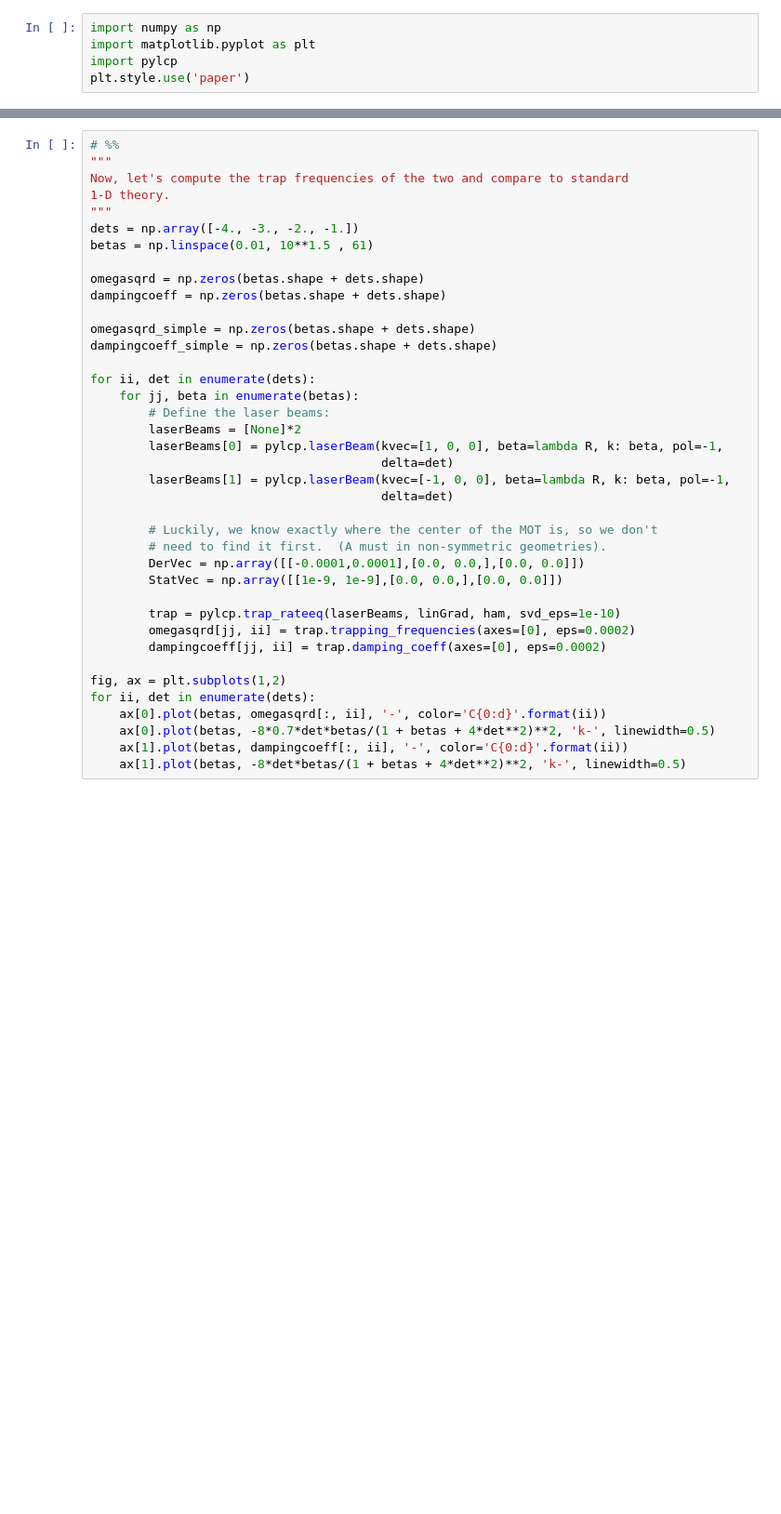
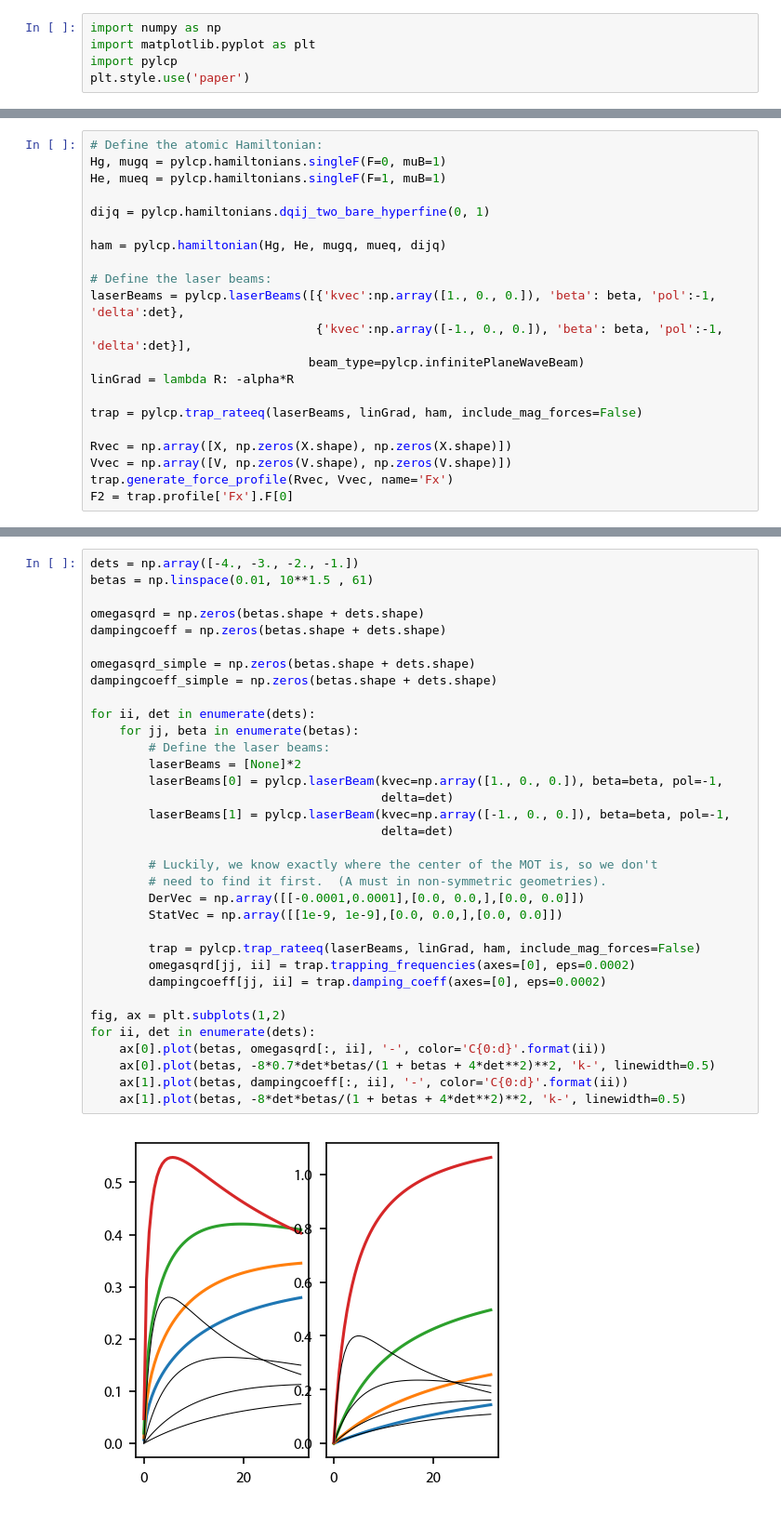
Before and after one commit to JQIamo/pylcp, a Jupyter notebook: examples/forces/MOTs/00_F0_to_F1_1D_MOT.ipynb, the cells around one changed output, grey strips where cells are left out. Shown: that part at 93% size. Drawn from its saved outputs; the diff is of its cells as text; blank space fills up the shorter version.

```diff
--- a/examples/forces/MOTs/00_F0_to_F1_1D_MOT.ipynb
+++ b/examples/forces/MOTs/00_F0_to_F1_1D_MOT.ipynb
@@ -87,0 +53,21 @@ ax[0].set_xlabel('$x$')
+# %%
+# Define the atomic Hamiltonian:
+Hg, mugq = pylcp.hamiltonians.singleF(F=0, muB=1)
+He, mueq = pylcp.hamiltonians.singleF(F=1, muB=1)
+
+dijq = pylcp.hamiltonians.dqij_two_bare_hyperfine(0, 1)
+
+ham = pylcp.hamiltonian(Hg, He, mugq, mueq, dijq)
+
+# Define the laser beams:
+laserBeams = pylcp.laserBeams([{'kvec':np.array([1., 0., 0.]), 'beta': beta, 'pol':-1, 'delta':det},
+                               {'kvec':np.array([-1., 0., 0.]), 'beta': beta, 'pol':-1, 'delta':det}],
+                              beam_type=pylcp.infinitePlaneWaveBeam)
+linGrad = lambda R: -alpha*R
+
+trap = pylcp.trap_rateeq(laserBeams, linGrad, ham, include_mag_forces=False)
+
+Rvec = np.array([X, np.zeros(X.shape), np.zeros(X.shape)])
+Vvec = np.array([V, np.zeros(V.shape), np.zeros(V.shape)])
+trap.generate_force_profile(Rvec, Vvec, name='Fx')
+F2 = trap.profile['Fx'].F[0]
@@ -88,39 +97,36 @@ ax[0].set_xlabel('$x$')
 # %%
-# %%
-"""
-Now, let's compute the trap frequencies of the two and compare to standard
-1-D theory.
-"""
 dets = np.array([-4., -3., -2., -1.])
 betas = np.linspace(0.01, 10**1.5 , 61)
 
 omegasqrd = np.zeros(betas.shape + dets.shape)
 dampingcoeff = np.zeros(betas.shape + dets.shape)
 
 omegasqrd_simple = np.zeros(betas.shape + dets.shape)
 dampingcoeff_simple = np.zeros(betas.shape + dets.shape)
 
 for ii, det in enumerate(dets):
     for jj, beta in enumerate(betas):
         # Define the laser beams:
         laserBeams = [None]*2
-        laserBeams[0] = pylcp.laserBeam(kvec=[1, 0, 0], beta=lambda R, k: beta, pol=-1,
+        laserBeams[0] = pylcp.laserBeam(kvec=np.array([1., 0., 0.]), beta=beta, pol=-1,
                                         delta=det)
-        laserBeams[1] = pylcp.laserBeam(kvec=[-1, 0, 0], beta=lambda R, k: beta, pol=-1,
+        laserBeams[1] = pylcp.laserBeam(kvec=np.array([-1., 0., 0.]), beta=beta, pol=-1,
                                         delta=det)
 
         # Luckily, we know exactly where the center of the MOT is, so we don't
         # need to find it first.  (A must in non-symmetric geometries).
         DerVec = np.array([[-0.0001,0.0001],[0.0, 0.0,],[0.0, 0.0]])
         StatVec = np.array([[1e-9, 1e-9],[0.0, 0.0,],[0.0, 0.0]])
 
-        trap = pylcp.trap_rateeq(laserBeams, linGrad, ham, svd_eps=1e-10)
+        trap = pylcp.trap_rateeq(laserBeams, linGrad, ham, include_mag_forces=False)
         omegasqrd[jj, ii] = trap.trapping_frequencies(axes=[0], eps=0.0002)
         dampingcoeff[jj, ii] = trap.damping_coeff(axes=[0], eps=0.0002)
 
 fig, ax = plt.subplots(1,2)
 for ii, det in enumerate(dets):
     ax[0].plot(betas, omegasqrd[:, ii], '-', color='C{0:d}'.format(ii))
     ax[0].plot(betas, -8*0.7*det*betas/(1 + betas + 4*det**2)**2, 'k-', linewidth=0.5)
     ax[1].plot(betas, dampingcoeff[:, ii], '-', color='C{0:d}'.format(ii))
     ax[1].plot(betas, -8*det*betas/(1 + betas + 4*det**2)**2, 'k-', linewidth=0.5)
+# %% [output]
+[figure, added]
```
Also changed, not shown: parts of 7 cells of this notebook, 2 other files.
